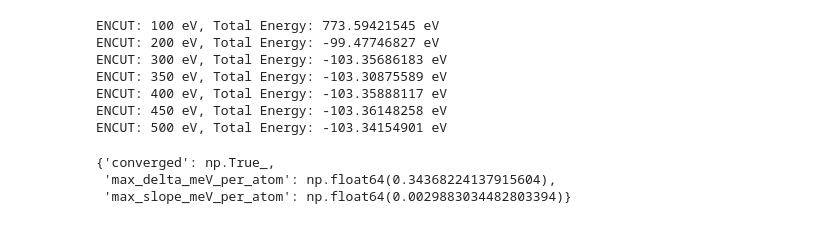
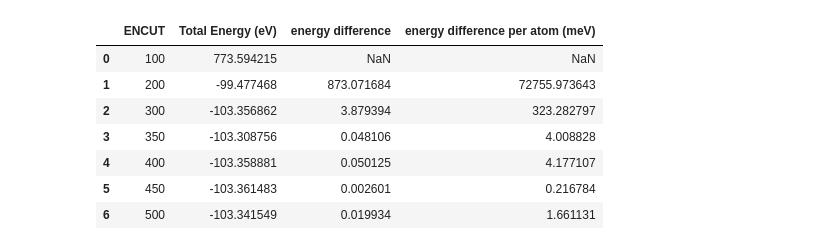
Before and after one commit to RombusBombus/bachelor-thesis, a Jupyter notebook: Encut_Convergence_Results.ipynb, the cells around one changed output. Saved outputs shown, nothing was run; the diff lists cells and outputs as text; code cells hidden in the pictures.

```diff
--- a/Encut_Convergence_Results.ipynb
+++ b/Encut_Convergence_Results.ipynb
@@ -15,24 +28,29 @@ def get_total_energy(outcar_file):
 # %%
 encuts = []
 energies = []
 
 subfolders = os.listdir("bachelor-thesis/encut_convergence")
 # sort the subfolders by encut value
 subfolders.sort(key=lambda x: int(x.split("_")[1]))
 
 for subfolder in subfolders:
     if subfolder.startswith("encut_"):
         encut_value = int(subfolder.split("_")[1])
         energy = get_total_energy(f'bachelor-thesis/encut_convergence/{subfolder}/OUTCAR')
-        print(f'ENCUT: {encut_value} eV, Total Energy: {energy} eV')
         if energy is not None:
             encuts.append(encut_value)
             energies.append(energy)
+
+data = pd.DataFrame({'ENCUT': encuts, 'Total Energy (eV)': energies})
+data["energy difference"] = data["Total Energy (eV)"].diff().abs()
+data["energy difference per atom (meV)"] = (data["energy difference"] / 12) * 1000  # divide by number of atoms and convert to meV
+data
 # %% [output]
-ENCUT: 100 eV, Total Energy: 773.59421545 eV
-ENCUT: 200 eV, Total Energy: -99.47746827 eV
-ENCUT: 300 eV, Total Energy: -103.35686183 eV
-ENCUT: 350 eV, Total Energy: -103.30875589 eV
-ENCUT: 400 eV, Total Energy: -103.35888117 eV
-ENCUT: 450 eV, Total Energy: -103.36148258 eV
-ENCUT: 500 eV, Total Energy: -103.34154901 eV
+|  | ENCUT | Total Energy (eV) | energy difference | energy difference per atom (meV) |
+| 0 | 100 | 773.594215 | NaN | NaN |
+| 1 | 200 | -99.477468 | 873.071684 | 72755.973643 |
+| 2 | 300 | -103.356862 | 3.879394 | 323.282797 |
+| 3 | 350 | -103.308756 | 0.048106 | 4.008828 |
+| 4 | 400 | -103.358881 | 0.050125 | 4.177107 |
+| 5 | 450 | -103.361483 | 0.002601 | 0.216784 |
+| 6 | 500 | -103.341549 | 0.019934 | 1.661131 |
@@ -97,6 +56,0 @@ def check_encut_convergence(encut, energies, n_last=3,
-# %%
-check_encut_convergence(encuts, energies, n_atoms=58)
-# %% [output]
-{'converged': np.True_,
- 'max_delta_meV_per_atom': np.float64(0.34368224137915604),
- 'max_slope_meV_per_atom': np.float64(0.0029883034482803394)}
```
Also changed, not shown: parts of 10 cells of this notebook, 20 other files.
